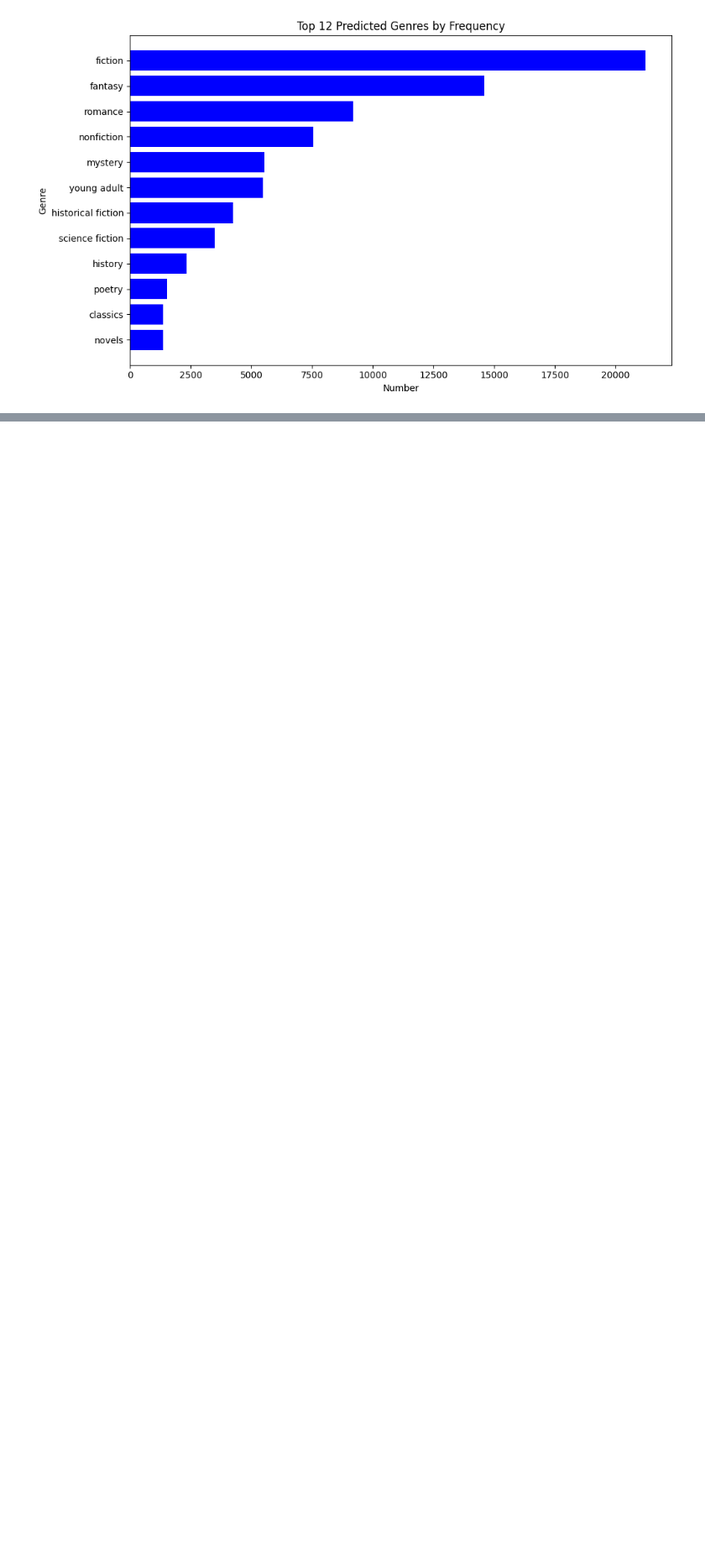
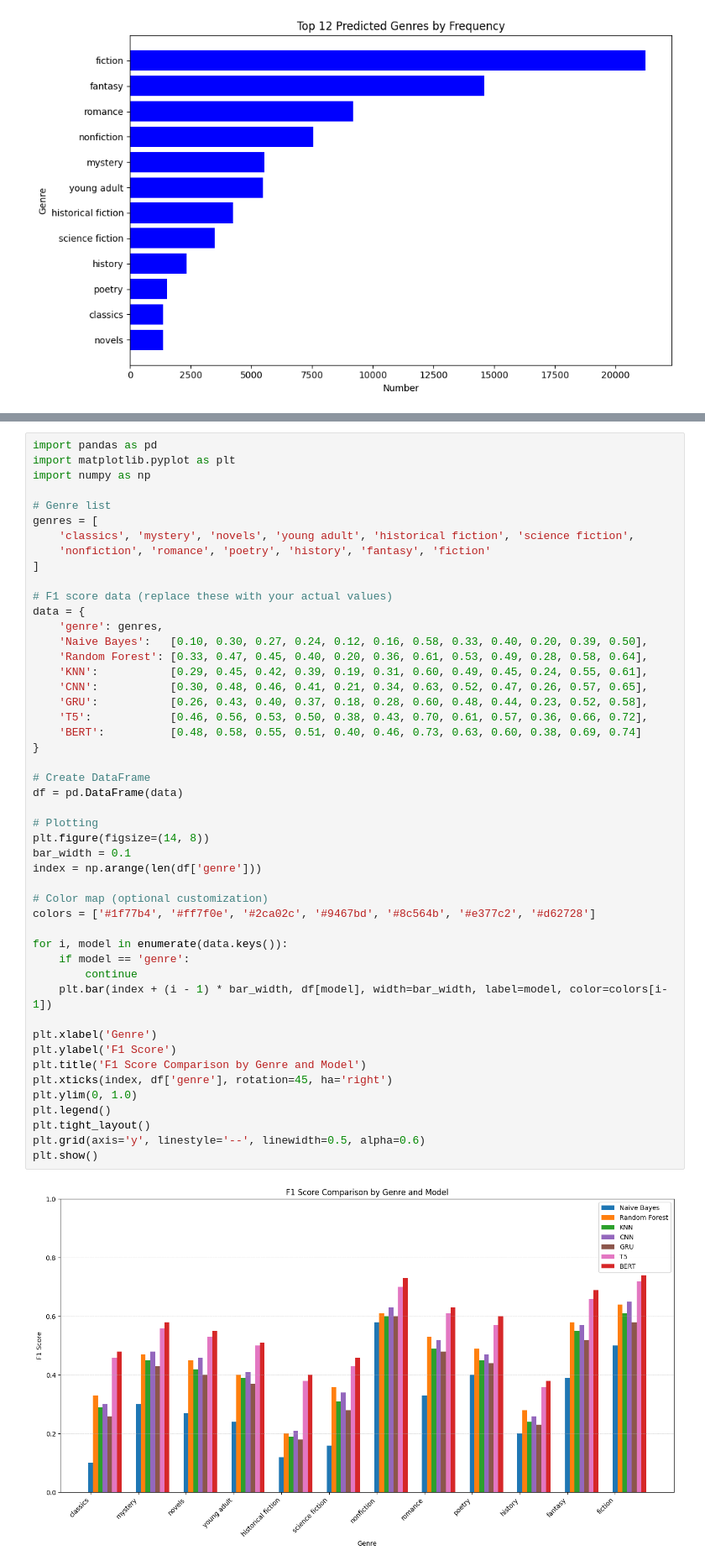
Before and after one commit to DataDriftHAW/BookLensX-NLP-DS-Project, a Jupyter notebook: ProjectFolder/testing_prediction_T5_rating_genre_titleGen_uni_GPU.ipynb, the cells around one changed output, grey strips where cells are left out. Shown at 84% size. Drawn from its saved outputs; the diff is of its cells as text; blank space fills up the shorter version.

```diff
--- a/ProjectFolder/testing_prediction_T5_rating_genre_titleGen_uni_GPU.ipynb
+++ b/ProjectFolder/testing_prediction_T5_rating_genre_titleGen_uni_GPU.ipynb
@@ -461,0 +476,50 @@ plt.show()
+# %%
+import pandas as pd
+import matplotlib.pyplot as plt
+import numpy as np
+
+# Genre list
+genres = [
+    'classics', 'mystery', 'novels', 'young adult', 'historical fiction', 'science fiction',
+    'nonfiction', 'romance', 'poetry', 'history', 'fantasy', 'fiction'
+]
+
+# F1 score data (replace these with your actual values)
+data = {
+    'genre': genres,
+    'Naive Bayes':   [0.10, 0.30, 0.27, 0.24, 0.12, 0.16, 0.58, 0.33, 0.40, 0.20, 0.39, 0.50],
+    'Random Forest': [0.33, 0.47, 0.45, 0.40, 0.20, 0.36, 0.61, 0.53, 0.49, 0.28, 0.58, 0.64],
+    'KNN':           [0.29, 0.45, 0.42, 0.39, 0.19, 0.31, 0.60, 0.49, 0.45, 0.24, 0.55, 0.61],
+    'CNN':           [0.30, 0.48, 0.46, 0.41, 0.21, 0.34, 0.63, 0.52, 0.47, 0.26, 0.57, 0.65],
+    'GRU':           [0.26, 0.43, 0.40, 0.37, 0.18, 0.28, 0.60, 0.48, 0.44, 0.23, 0.52, 0.58],
+    'T5':            [0.46, 0.56, 0.53, 0.50, 0.38, 0.43, 0.70, 0.61, 0.57, 0.36, 0.66, 0.72],
+    'BERT':          [0.48, 0.58, 0.55, 0.51, 0.40, 0.46, 0.73, 0.63, 0.60, 0.38, 0.69, 0.74]
+}
+
+# Create DataFrame
+df = pd.DataFrame(data)
+
+# Plotting
+plt.figure(figsize=(14, 8))
+bar_width = 0.1
+index = np.arange(len(df['genre']))
+
+# Color map (optional customization)
+colors = ['#1f77b4', '#ff7f0e', '#2ca02c', '#9467bd', '#8c564b', '#e377c2', '#d62728']
+
+for i, model in enumerate(data.keys()):
+    if model == 'genre':
+        continue
+    plt.bar(index + (i - 1) * bar_width, df[model], width=bar_width, label=model, color=colors[i-1])
+
+plt.xlabel('Genre')
+plt.ylabel('F1 Score')
+plt.title('F1 Score Comparison by Genre and Model')
+plt.xticks(index, df['genre'], rotation=45, ha='right')
+plt.ylim(0, 1.0)
+plt.legend()
+plt.tight_layout()
+plt.grid(axis='y', linestyle='--', linewidth=0.5, alpha=0.6)
+plt.show()
+# %% [output]
+[figure, added]
```
Also changed, not shown: parts of 5 cells of this notebook, 5 other files.
